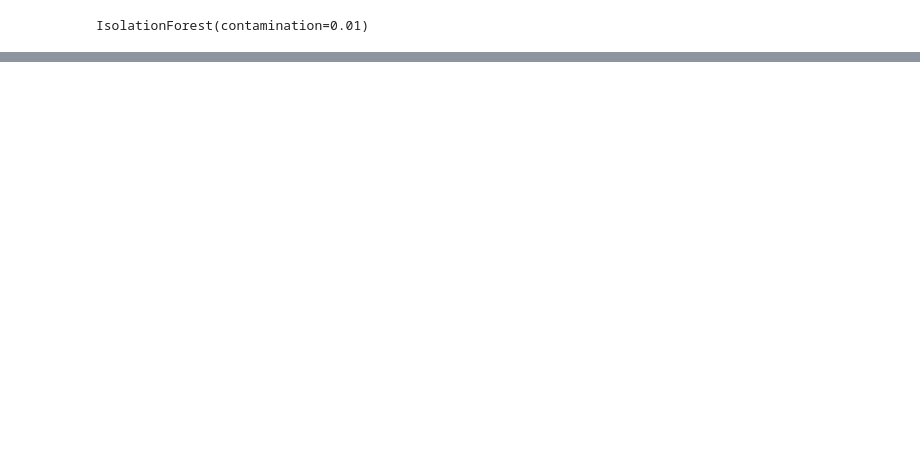
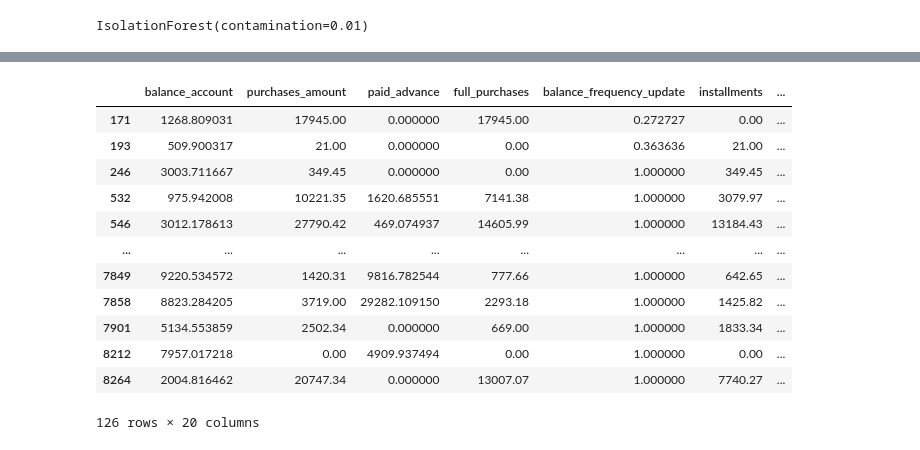
Before and after one commit to Rojoser/Credit-Card-Segmentation, a Jupyter notebook: Agus/Customer_Segmentation_Outlier_Detection.ipynb, the cells around one changed output, grey strips where cells are left out. Saved outputs shown, nothing was run; the diff lists cells and outputs as text; code cells hidden in the pictures; blank space fills up the shorter version.

```diff
--- a/Agus/Customer_Segmentation_Outlier_Detection.ipynb
+++ b/Agus/Customer_Segmentation_Outlier_Detection.ipynb
@@ -73,7 +182,8 @@ X.sort_values(by='min_payments', ascending=False)
 
 outliers_IF = IsolationForest(n_estimators=100, contamination=0.01)
 
+X_model = X.drop(columns=['customer_id']).values
 
-outliers_IF.fit(X.drop(columns=['customer_id']).dropna())
+outliers_IF.fit(X_model)
 # %% [output]
 IsolationForest(contamination=0.01)
@@ -163,0 +246,16 @@ plt.hist(outlier)
+# %%
+data_outliers[(data_outliers['Outlier_cblof']==1) | (data_outliers['Outlier_IF']==1)]
+# %% [output]
+|  | balance_account | purchases_amount | paid_advance | full_purchases | balance_frequency_update | installments | ... |
+| 171 | 1268.809031 | 17945.00 | 0.000000 | 17945.00 | 0.272727 | 0.00 | ... |
+| 193 | 509.900317 | 21.00 | 0.000000 | 0.00 | 0.363636 | 21.00 | ... |
+| 246 | 3003.711667 | 349.45 | 0.000000 | 0.00 | 1.000000 | 349.45 | ... |
+| 532 | 975.942008 | 10221.35 | 1620.685551 | 7141.38 | 1.000000 | 3079.97 | ... |
+| 546 | 3012.178613 | 27790.42 | 469.074937 | 14605.99 | 1.000000 | 13184.43 | ... |
+| ... | ... | ... | ... | ... | ... | ... | ... |
+| 7849 | 9220.534572 | 1420.31 | 9816.782544 | 777.66 | 1.000000 | 642.65 | ... |
+| 7858 | 8823.284205 | 3719.00 | 29282.109150 | 2293.18 | 1.000000 | 1425.82 | ... |
+| 7901 | 5134.553859 | 2502.34 | 0.000000 | 669.00 | 1.000000 | 1833.34 | ... |
+| 8212 | 7957.017218 | 0.00 | 4909.937494 | 0.00 | 1.000000 | 0.00 | ... |
+| 8264 | 2004.816462 | 20747.34 | 0.000000 | 13007.07 | 1.000000 | 7740.27 | ... |
+126 rows × 20 columns
```
Also changed, not shown: parts of 41 cells of this notebook, 1 other file.
